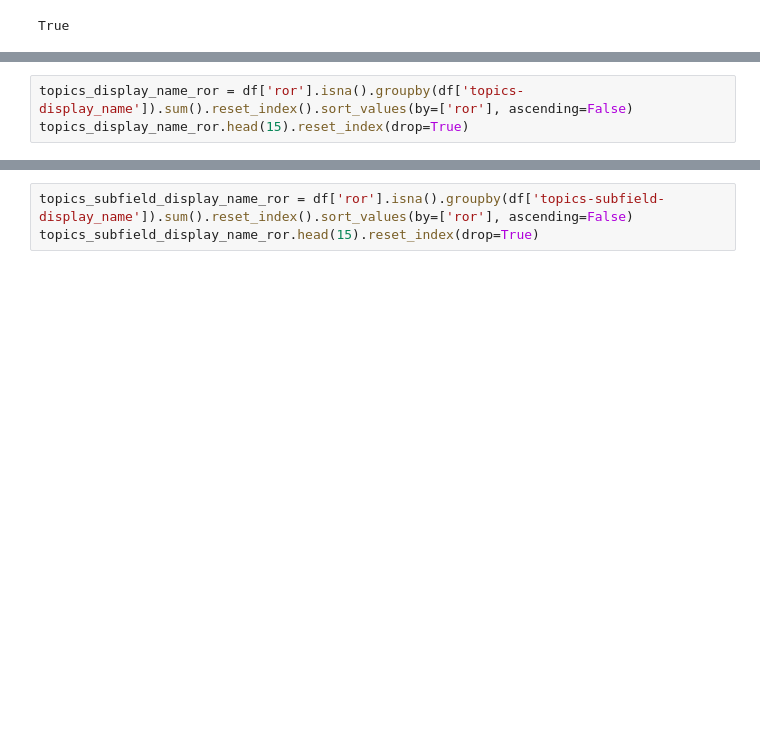
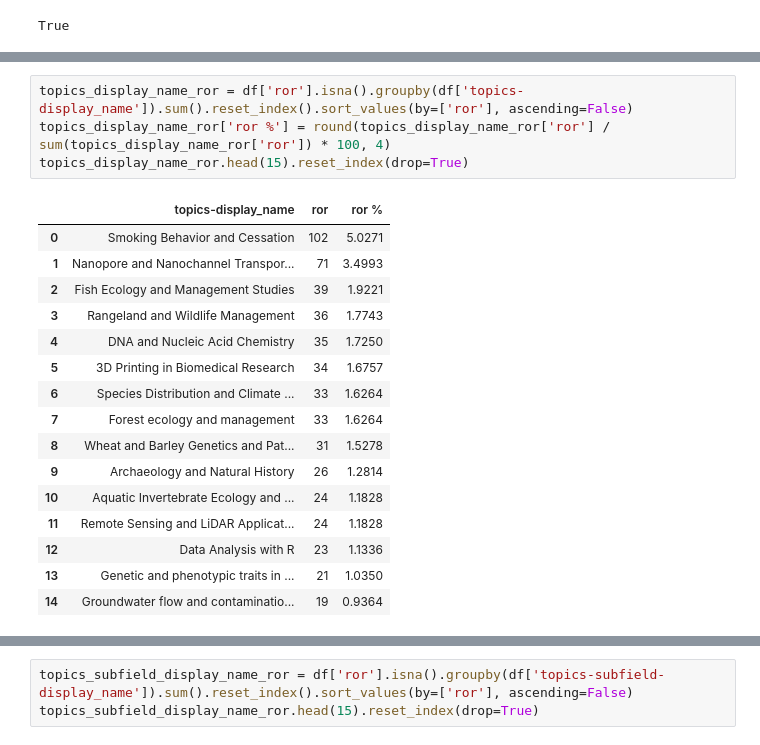
Before and after one commit to senderrr/OpenAlex, a Jupyter notebook: OpenAlexSourceVisuals.ipynb, the cells around one changed output, grey strips where cells are left out. Cells and saved outputs as stored; diff of their text form; blank space fills up the shorter version.

Commit message:
orcid and ror IDs tables

```diff
--- a/OpenAlexSourceVisuals.ipynb
+++ b/OpenAlexSourceVisuals.ipynb
@@ -67,3 +80,21 @@ df['ror'].isna().groupby(df['publication_year']).sum().reset_index().sort_values
 # %%
 topics_display_name_ror = df['ror'].isna().groupby(df['topics-display_name']).sum().reset_index().sort_values(by=['ror'], ascending=False)
+topics_display_name_ror['ror %'] = round(topics_display_name_ror['ror'] / sum(topics_display_name_ror['ror']) * 100, 4)
 topics_display_name_ror.head(15).reset_index(drop=True)
+# %% [output]
+|  | topics-display_name | ror | ror % |
+| 0 | Smoking Behavior and Cessation | 102 | 5.0271 |
+| 1 | Nanopore and Nanochannel Transpor... | 71 | 3.4993 |
+| 2 | Fish Ecology and Management Studies | 39 | 1.9221 |
+| 3 | Rangeland and Wildlife Management | 36 | 1.7743 |
+| 4 | DNA and Nucleic Acid Chemistry | 35 | 1.7250 |
+| 5 | 3D Printing in Biomedical Research | 34 | 1.6757 |
+| 6 | Species Distribution and Climate ... | 33 | 1.6264 |
+| 7 | Forest ecology and management | 33 | 1.6264 |
+| 8 | Wheat and Barley Genetics and Pat... | 31 | 1.5278 |
+| 9 | Archaeology and Natural History | 26 | 1.2814 |
+| 10 | Aquatic Invertebrate Ecology and ... | 24 | 1.1828 |
+| 11 | Remote Sensing and LiDAR Applicat... | 24 | 1.1828 |
+| 12 | Data Analysis with R | 23 | 1.1336 |
+| 13 | Genetic and phenotypic traits in ... | 21 | 1.0350 |
+| 14 | Groundwater flow and contaminatio... | 19 | 0.9364 |
```
Also changed, not shown: parts of 9 cells of this notebook.
